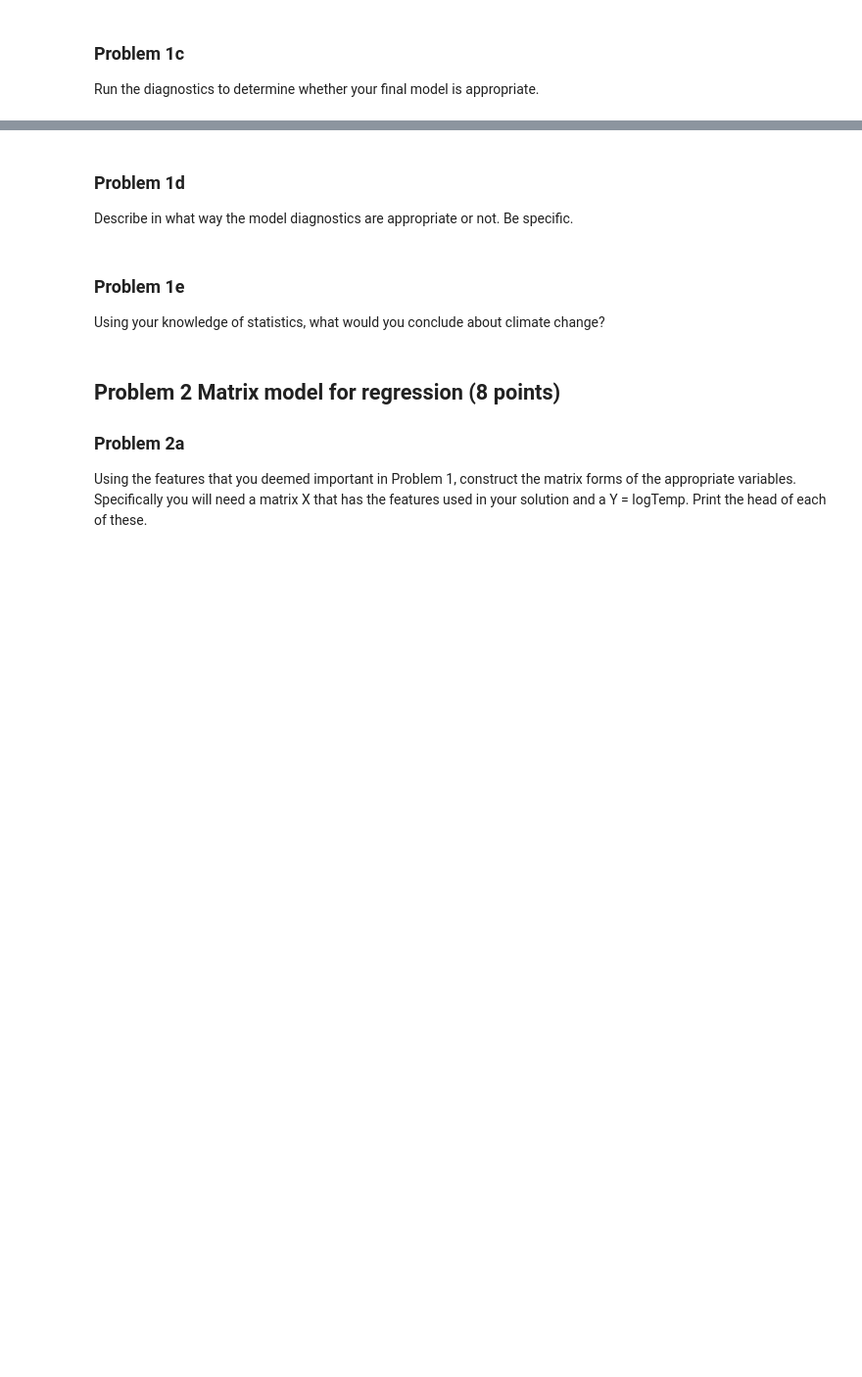
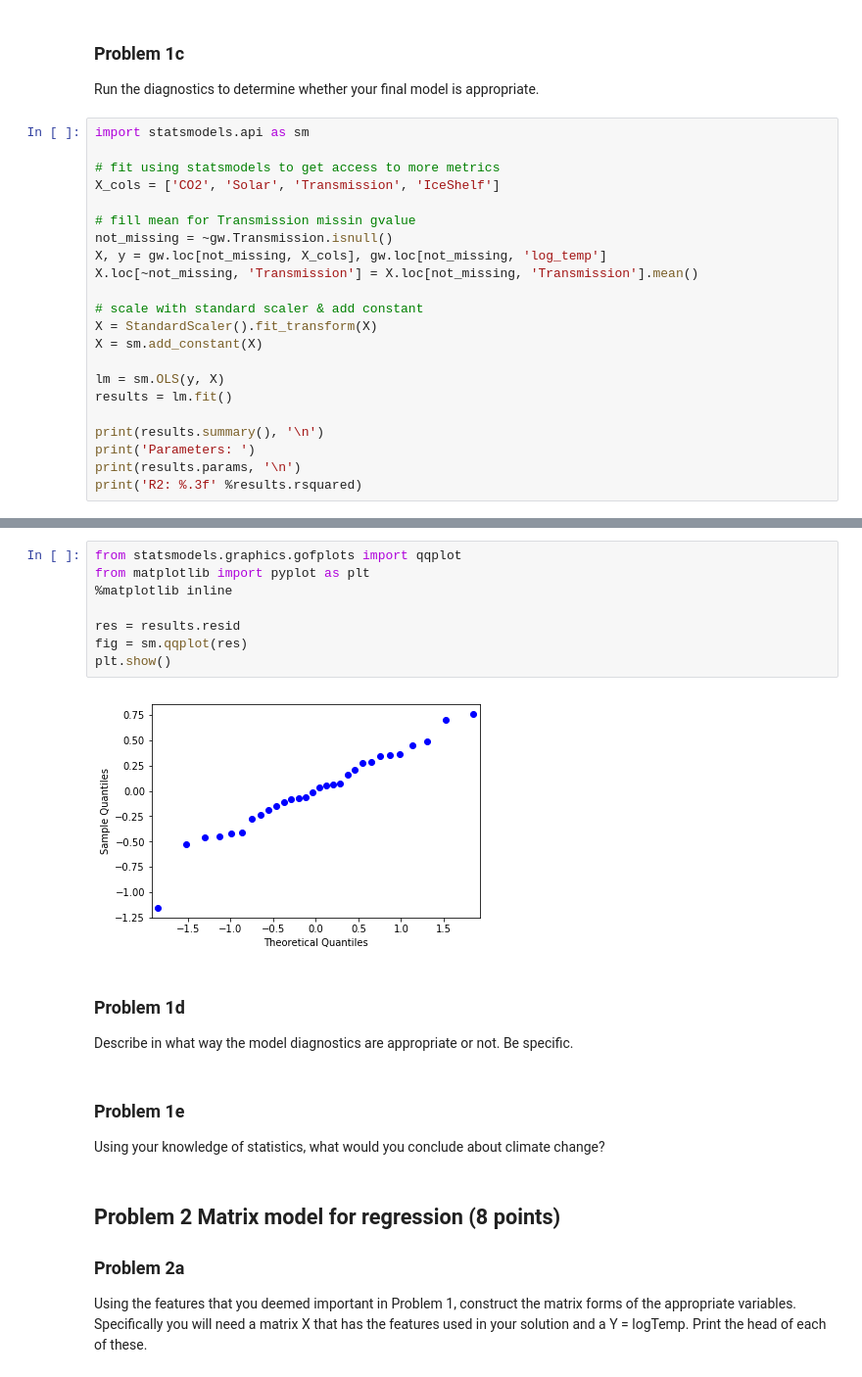
Before and after one commit to paulmattheww/Harvard-CS82-Advanced-ML, a Jupyter notebook: Assignments/HW3/HW3_2018_CSCIE82.ipynb, the cells around one changed output, grey strips where cells are left out. Shown at 98% size. Cells and saved outputs as stored; diff of their text form; blank space fills up the shorter version.

```diff
--- a/Assignments/HW3/HW3_2018_CSCIE82.ipynb
+++ b/Assignments/HW3/HW3_2018_CSCIE82.ipynb
@@ -141,3 +124,25 @@ R2 score = 0.62
 # %% [markdown]
 ### Problem 1c
 Run the diagnostics to determine whether your final model is appropriate.
+# %%
+import statsmodels.api as sm
+
+# fit using statsmodels to get access to more metrics
+X_cols = ['CO2', 'Solar', 'Transmission', 'IceShelf']
+
+# fill mean for Transmission missin gvalue
+not_missing = ~gw.Transmission.isnull()
+X, y = gw.loc[not_missing, X_cols], gw.loc[not_missing, 'log_temp']
+X.loc[~not_missing, 'Transmission'] = X.loc[not_missing, 'Transmission'].mean()
+
+# scale with standard scaler & add constant
+X = StandardScaler().fit_transform(X)
+X = sm.add_constant(X)
+
+lm = sm.OLS(y, X)
+results = lm.fit()
+
+print(results.summary(), '\n')
+print('Parameters: ')
+print(results.params, '\n')
+print('R2: %.3f' %results.rsquared)
@@ -144,3 +167,13 @@ Run the diagnostics to determine whether your final model is appropriate.
+# %%
+from statsmodels.graphics.gofplots import qqplot
+from matplotlib import pyplot as plt
+%matplotlib inline
+
+res = results.resid
+fig = sm.qqplot(res)
+plt.show()
+# %% [output]
+[figure, added]
 # %% [markdown]
 ### Problem 1d
 
```
Also changed, not shown: parts of 6 cells of this notebook.
